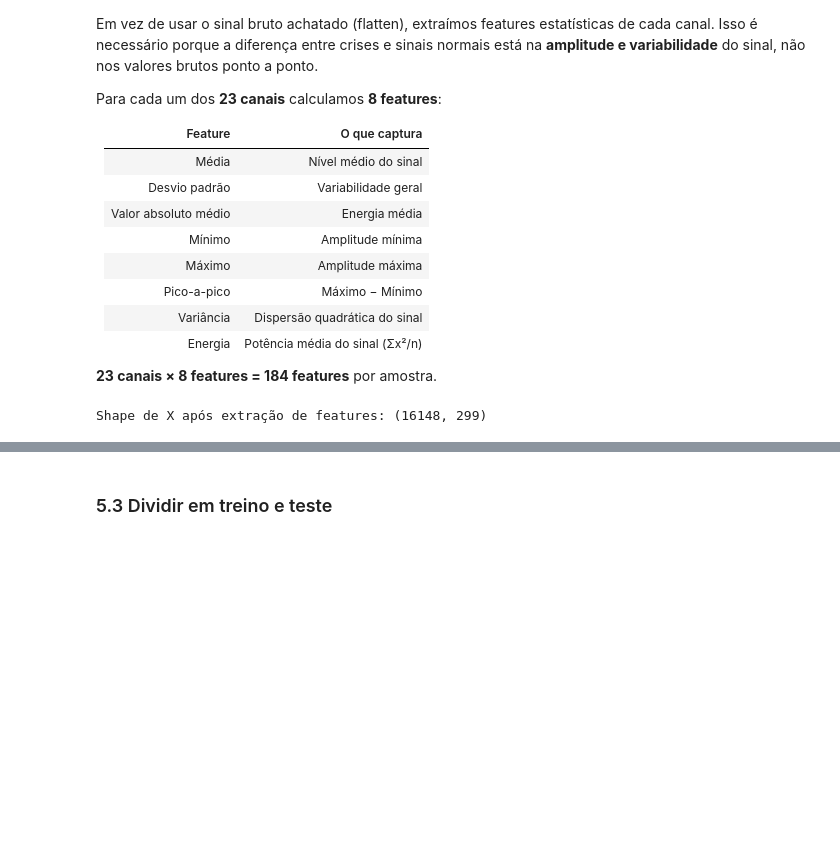
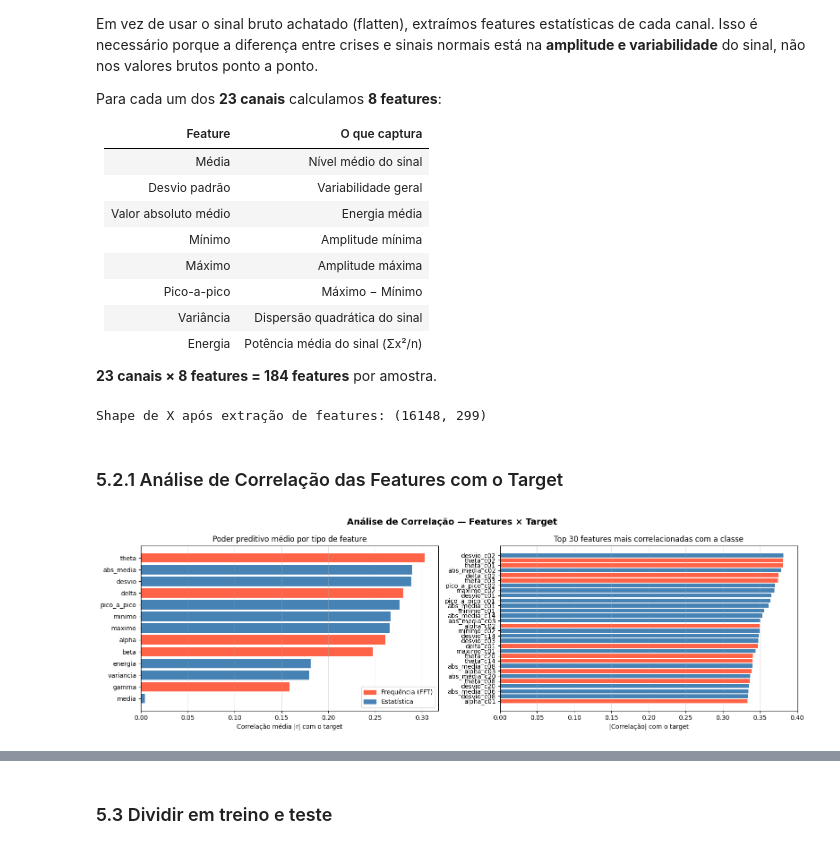
Before and after one commit to Gabyzera/ufpb_nonlinear_optimization, a Jupyter notebook: project/classification_epileptic_seizures.ipynb, the cells around one changed output, grey strips where cells are left out. Drawn from its saved outputs; the diff is of its cells as text; code cells hidden in the pictures; blank space fills up the shorter version.

Commit message:
Add feature/target correlation analysis

```diff
--- a/project/classification_epileptic_seizures.ipynb
+++ b/project/classification_epileptic_seizures.ipynb
@@ -274,3 +274,74 @@ X = extrair_features(X)
 print("Shape de X após extração de features:", X.shape)
 # %% [output]
 Shape de X após extração de features: (16148, 299)
+# %% [markdown]
+### 5.2.1 Análise de Correlação das Features com o Target
+# %%
+import pandas as pd
+from matplotlib.patches import Patch
+
+# ── Nomes das 299 features (mesma ordem do extrair_features) ───────
+n_canais    = 23
+tipos_stat  = ['media', 'desvio', 'abs_media', 'minimo', 'maximo',
+               'pico_a_pico', 'variancia', 'energia']
+tipos_freq  = ['delta', 'theta', 'alpha', 'beta', 'gamma']
+todos_tipos = tipos_stat + tipos_freq
+
+nomes = [f"{tipo}_c{c:02d}" for tipo in todos_tipos for c in range(n_canais)]
+# 13 tipos × 23 canais = 299 features
+
+# ── Correlação |r| de cada feature com y ──────────────────────────
+df_feat  = pd.DataFrame(X, columns=nomes)
+corr_abs = df_feat.corrwith(pd.Series(y, name='target')).abs()
+
+# ── Correlação média por tipo ──────────────────────────────────────
+media_por_tipo = {
+    tipo: corr_abs[[f for f in nomes if f.startswith(tipo + '_')]].mean()
+    for tipo in todos_tipos
+}
+tipos_ord = sorted(media_por_tipo, key=media_por_tipo.get, reverse=True)
+
+# ─── GRÁFICO 1 e 2 lado a lado ────────────────────────────────────
+fig, axes = plt.subplots(1, 2, figsize=(16, 5))
+
+# Gráfico 1 — poder preditivo médio por tipo
+cores = ['tomato' if t in tipos_freq else 'steelblue' for t in tipos_ord[::-1]]
+axes[0].barh(
+    tipos_ord[::-1],
+    [media_por_tipo[t] for t in tipos_ord[::-1]],
+    color=cores
+)
+axes[0].set_xlabel('Correlação média |r| com o target')
+axes[0].set_title('Poder preditivo médio por tipo de feature')
+axes[0].legend(handles=[
+    Patch(color='tomato',    label='Frequência (FFT)'),
+    Patch(color='steelblue', label='Estatística'),
+])
+axes[0].grid(axis='x', alpha=0.4)
+
+# Gráfico 2 — top 30 features individuais
+top30 = corr_abs.sort_values(ascending=False).head(30)
+cores30 = [
+    'tomato' if any(t + '_' in f for t in tipos_freq) else 'steelblue'
+    for f in top30.index[::-1]
+]
+axes[1].barh(top30.index[::-1], top30.values[::-1], color=cores30)
+axes[1].set_xlabel('|Correlação| com o target')
+axes[1].set_title('Top 30 features mais correlacionadas com a classe')
+axes[1].grid(axis='x', alpha=0.4)
+
+plt.suptitle('Análise de Correlação — Features × Target', fontsize=14, fontweight='bold')
+plt.tight_layout()
+plt.show()
+
+# ─── TABELA RESUMO ─────────────────────────────────────────────────
+print(f"\n{'Tipo':<15} {'Corr. média':>12} {'Corr. máx':>12}  {'Grupo'}")
+print("─" * 55)
+for tipo in tipos_ord:
+    cols  = [f for f in nomes if f.startswith(tipo + '_')]
+    media = corr_abs[cols].mean()
+    maxi  = corr_abs[cols].max()
+    grupo = "← FFT" if tipo in tipos_freq else "estatística"
+    print(f"{tipo:<15} {media:>12.4f} {maxi:>12.4f}  {grupo}")
+# %% [output]
+[figure, added]
```
Also changed, not shown: parts of 1 cell of this notebook.
